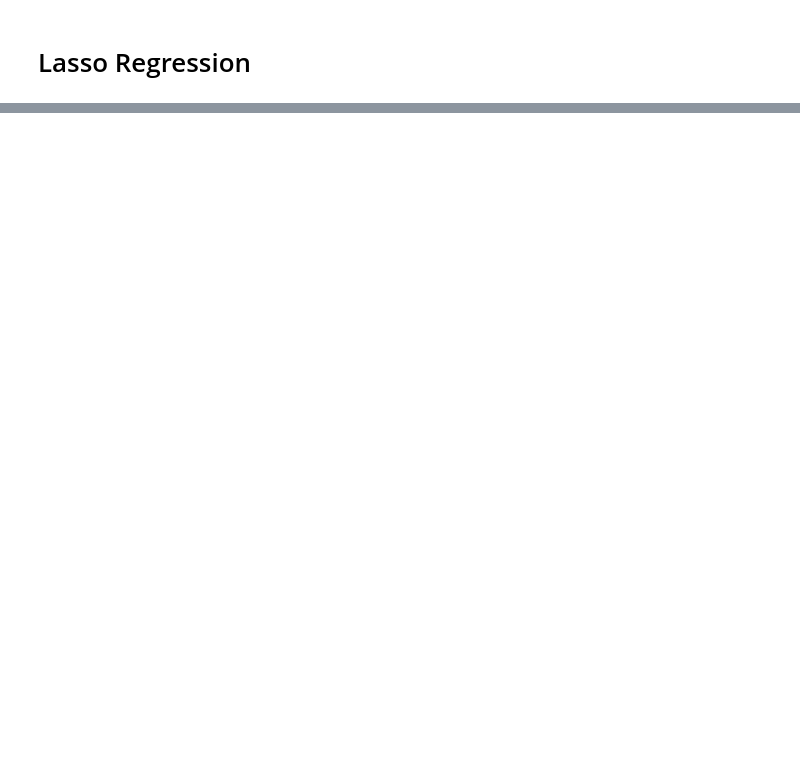
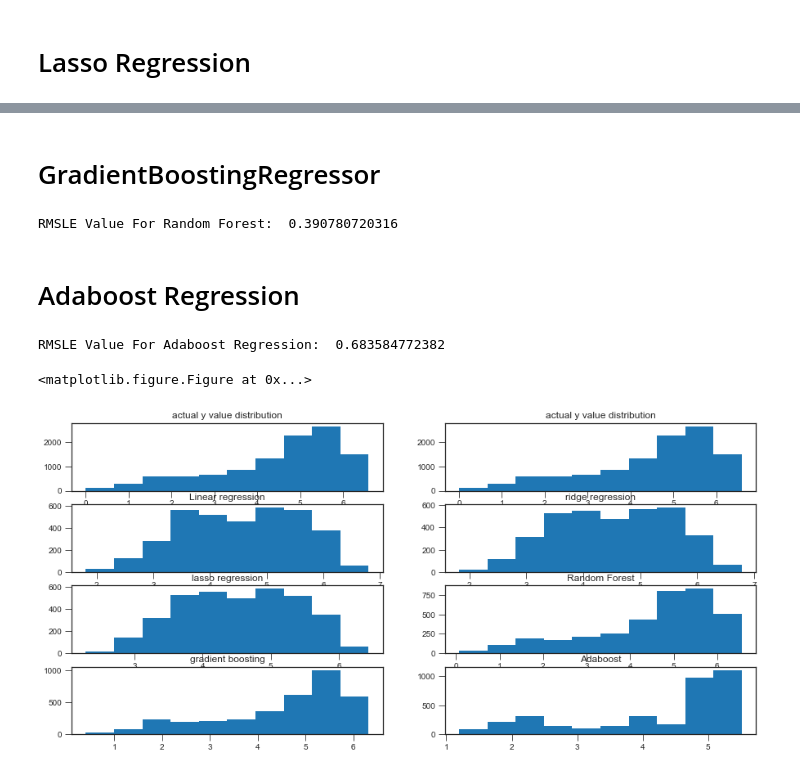
Before and after one commit to akhil111/bootcamp_mini_project, a Jupyter notebook: final_version.ipynb, the cells around one changed output, grey strips where cells are left out. Drawn from its saved outputs; the diff is of its cells as text; code cells hidden in the pictures; blank space fills up the shorter version.

```diff
--- a/final_version.ipynb
+++ b/final_version.ipynb
@@ -300,0 +332,66 @@ RMSLE Value For Ridge Regression:  1.04178358702
+# %% [markdown]
+# GradientBoostingRegressor
+# %%
+GB=GradientBoostingRegressor()
+GB.fit(X_train2,y_train2)
+GB_preds=GB.predict(X_test2)
+print ("RMSLE Value For Random Forest: ",rmsle(np.exp(y_test2),np.exp(GB_preds),False))
+# %% [output]
+RMSLE Value For Random Forest:  0.390780720316
+# %% [markdown]
+# Adaboost Regression
+# %%
+AB=AdaBoostRegressor()
+AB.fit(X_train2,y_train2)
+AB_preds=AB.predict(X_test2)
+print ("RMSLE Value For Adaboost Regression: ",rmsle(np.exp(y_test2),np.exp(AB_preds),False))
+# %% [output]
+RMSLE Value For Adaboost Regression:  0.683584772382
+# %%
+#actual
+d=pd.Series(y)
+# actual log values
+d0=np.log(y)
+#linear_regression
+d1=pd.Series(preds)
+#Ridge regression
+d2=pd.Series(RR_preds)
+#Lasso regression
+d3=pd.Series(LR_preds)
+#random forest
+d4=pd.Series(RF_preds)
+#gradient boosting
+d5=pd.Series(GB_preds)
+#adaboost g=regression
+d6=pd.Series(AB_preds)
+# %%
+plt.figure(figsize=(20,10))
+f, axarr = plt.subplots(4, 2)
+axarr[0, 0].hist(d)
+axarr[0, 0].set_title('actual y value distribution')
+
+axarr[0, 1].hist(d)
+axarr[0, 1].set_title('actual y value distribution')
+
+axarr[1, 0].hist(d1)
+axarr[1,0 ].set_title('Linear regression')
+
+axarr[1, 1].hist(d2)
+axarr[1, 1].set_title('ridge regression')
+
+axarr[2, 0].hist(d3)
+axarr[2, 0].set_title('lasso regression')
+
+axarr[2, 1].hist(d4)
+axarr[2, 1].set_title('Random Forest')
+
+axarr[3, 0].hist(d5)
+axarr[3, 0].set_title('gradient boosting')
+
+axarr[3, 1].hist(d6)
+axarr[3, 1].set_title('Adaboost')
+
+plt.show()
+# %% [output]
+<matplotlib.figure.Figure at 0x...>
+[figure, added]
```
Also changed, not shown: parts of 20 cells of this notebook.
